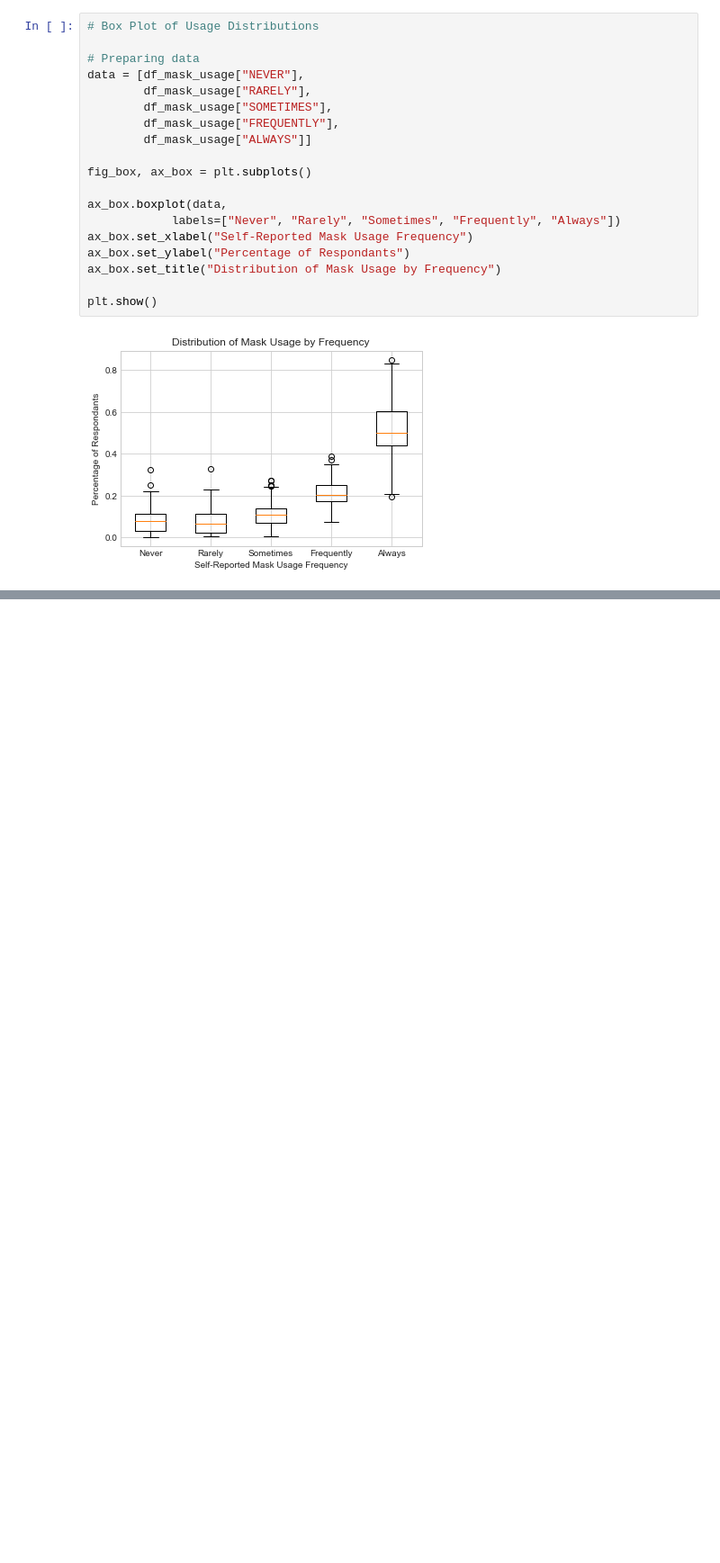
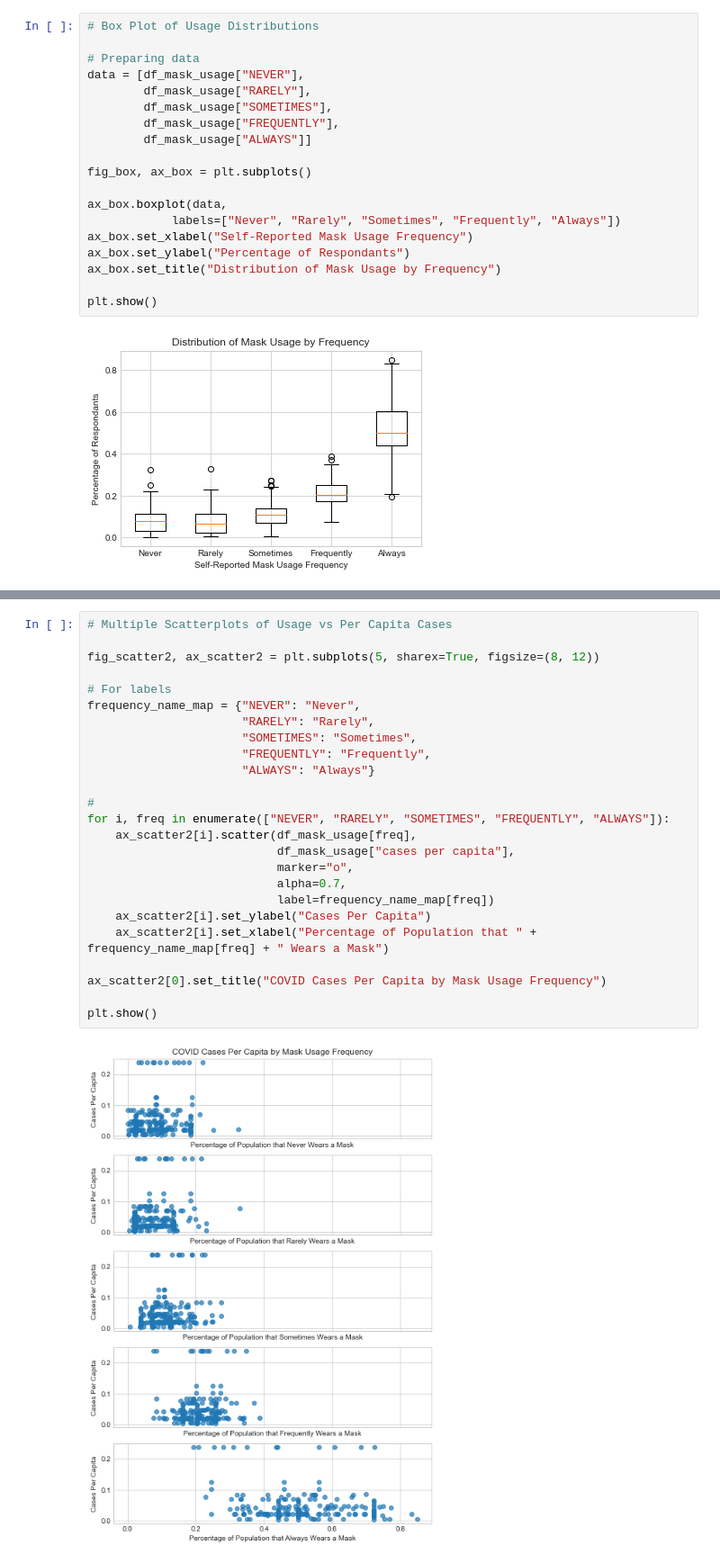
Before and after one commit to carlit-os/IL_colleges_covid, a Jupyter notebook: notebooks/cleaning.ipynb, the cells around one changed output, grey strips where cells are left out. Shown at 90% size. Saved outputs shown, nothing was run; the diff lists cells and outputs as text; blank space fills up the shorter version.

```diff
--- a/notebooks/cleaning.ipynb
+++ b/notebooks/cleaning.ipynb
@@ -225,3 +227,30 @@ ax_scatter2[0].set_title("COVID Cases Per Capita by Mask Usage Frequency")
 plt.show()
 # %% [output]
 [figure]
+# %%
+# Multiple Scatterplots of Usage vs Per Capita Cases
+
+fig_scatter2, ax_scatter2 = plt.subplots(5, sharex=True, figsize=(8, 12))
+
+# For labels
+frequency_name_map = {"NEVER": "Never",
+                      "RARELY": "Rarely",
+                      "SOMETIMES": "Sometimes",
+                      "FREQUENTLY": "Frequently",
+                      "ALWAYS": "Always"}
+
+#
+for i, freq in enumerate(["NEVER", "RARELY", "SOMETIMES", "FREQUENTLY", "ALWAYS"]):
+    ax_scatter2[i].scatter(df_mask_usage[freq],
+                           df_mask_usage["cases per capita"],
+                           marker="o",
+                           alpha=0.7,
+                           label=frequency_name_map[freq])
+    ax_scatter2[i].set_ylabel("Cases Per Capita")
+    ax_scatter2[i].set_xlabel("Percentage of Population that " + frequency_name_map[freq] + " Wears a Mask")
+
+ax_scatter2[0].set_title("COVID Cases Per Capita by Mask Usage Frequency")
+
+plt.show()
+# %% [output]
+[figure, added]
```
Also changed, not shown: parts of 24 cells of this notebook, 2 other files.
